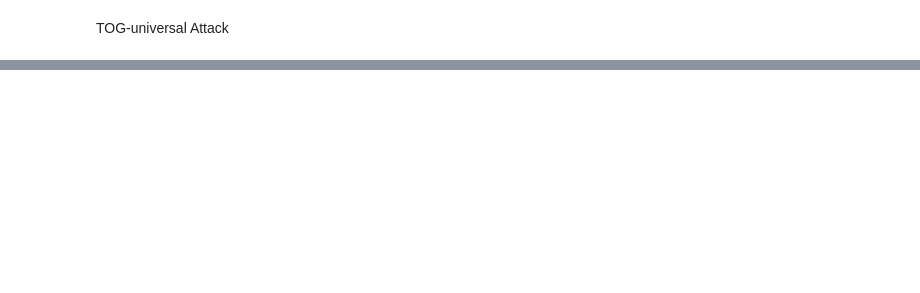
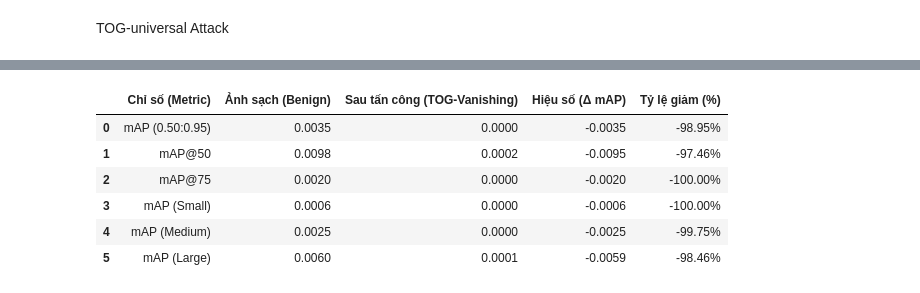
Before and after one commit to donglearning-pro/YOLOv3-Adversarial-Attack, a Jupyter notebook: main.ipynb, the cells around one changed output, grey strips where cells are left out. Drawn from its saved outputs; the diff is of its cells as text; code cells hidden in the pictures; blank space fills up the shorter version.

```diff
--- a/main.ipynb
+++ b/main.ipynb
@@ -236,0 +373,77 @@ visualize_detections({
+# %%
+import pandas as pd
+from pathlib import Path
+
+coco_root = ROOT / 'data' / 'coco'
+max_eval_images = 100  # Đổi thành None nếu muốn đánh giá full 5,000 ảnh val2017
+
+# -------------------------------------------------------------
+# 1. ĐÁNH GIÁ TRÊN TẬP ẢNH SẠCH (BENIGN / CLEAN)
+# -------------------------------------------------------------
+print("=" * 65)
+print("   [1/2] ĐANG TÍNH mAP TRÊN TẬP ẢNH SẠCH (BENIGN)")
+print("=" * 65)
+
+benign_metrics = evaluate_coco_map(
+    detector=detector,
+    coco_root=coco_root,
+    split='val2017',
+    max_images=max_eval_images,
+    confidence_threshold=0.001,
+    attack=None
+)
+
+# -------------------------------------------------------------
+# 2. ĐÁNH GIÁ TRÊN TẬP ẢNH BỊ TẤN CÔNG (TOG-VANISHING)
+# -------------------------------------------------------------
+print("\n" + "=" * 65)
+print("   [2/2] ĐANG TÍNH mAP TRÊN TẬP ẢNH BỊ TẤN CÔNG (TOG-VANISHING)")
+print("=" * 65)
+
+adv_metrics = evaluate_coco_map(
+    detector=detector,
+    coco_root=coco_root,
+    split='val2017',
+    max_images=max_eval_images,
+    confidence_threshold=0.001,
+    attack=tog_vanishing,
+    victim=victim,
+    epsilon=8/255.,
+    step_size=2/255.,
+    num_iterations=10
+)
+
+# -------------------------------------------------------------
+# 3. LẬP BẢNG THỐNG KÊ SO SÁNH & TÍNH HIỆU SỐ
+# -------------------------------------------------------------
+summary_data = []
+
+for metric_name in benign_metrics.keys():
+    b_val = benign_metrics[metric_name]
+    a_val = adv_metrics.get(metric_name, 0.0)
+
+    diff = a_val - b_val  # Hiệu số (Mức độ sụt giảm)
+    pct_change = ((a_val - b_val) / b_val * 100) if b_val > 0 else 0.0
+
+    summary_data.append({
+        "Chỉ số (Metric)": metric_name,
+        "Ảnh sạch (Benign)": f"{b_val:.4f}",
+        "Sau tấn công (TOG-Vanishing)": f"{a_val:.4f}",
+        "Hiệu số (Δ mAP)": f"{diff:+.4f}",
+        "Tỷ lệ giảm (%)": f"{pct_change:.2f}%"
+    })
+
+# Tạo bảng dạng DataFrame
+df_summary = pd.DataFrame(summary_data)
+
+print("\n" + "=" * 70)
+print("             BẢNG THỐNG KÊ HIỆU NĂNG TẤN CÔNG TOG-VANISHING")
+print("=" * 70)
+
+# Hiển thị dạng bảng đẹp mắt trong Jupyter Notebook
+try:
+    from IPython.display import display
+    display(df_summary)
+except ImportError:
+    print(df_summary.to_string(index=False))
+# %% [output]
@@ -236,0 +467,7 @@ visualize_detections({
+|  | Chỉ số (Metric) | Ảnh sạch (Benign) | Sau tấn công (TOG-Vanishing) | Hiệu số (Δ mAP) | Tỷ lệ giảm (%) |
+| 0 | mAP (0.50:0.95) | 0.0035 | 0.0000 | -0.0035 | -98.95% |
+| 1 | mAP@50 | 0.0098 | 0.0002 | -0.0095 | -97.46% |
+| 2 | mAP@75 | 0.0020 | 0.0000 | -0.0020 | -100.00% |
+| 3 | mAP (Small) | 0.0006 | 0.0000 | -0.0006 | -100.00% |
+| 4 | mAP (Medium) | 0.0025 | 0.0000 | -0.0025 | -99.75% |
+| 5 | mAP (Large) | 0.0060 | 0.0001 | -0.0059 | -98.46% |
```
Also changed, not shown: parts of 20 cells of this notebook, 4 other files.
